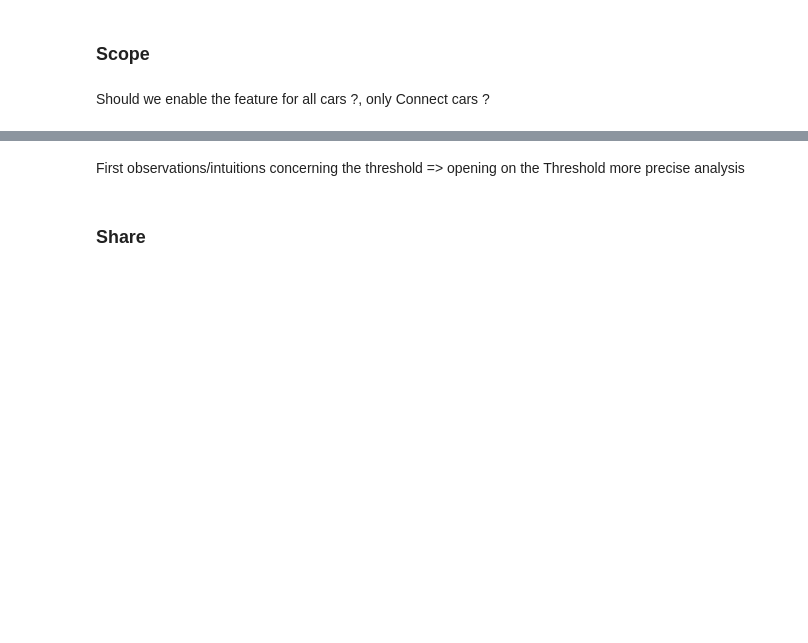
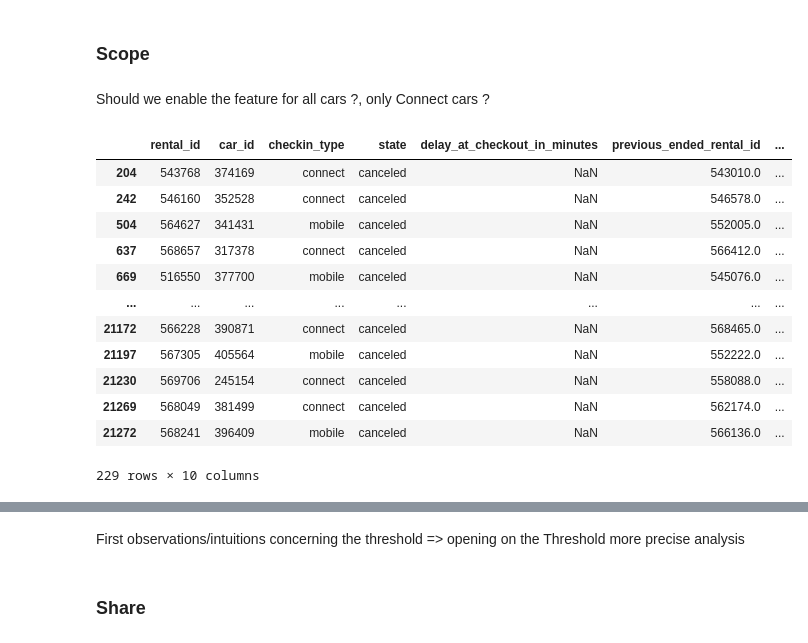
Before and after one commit to qxzjy/dsfs-ft-34, a Jupyter notebook: 10_ML_ENGINEER_CERTIFICATION/BLOC_5/01_GET_AROUND/Delay_analysis.ipynb, the cells around one changed output, grey strips where cells are left out. Drawn from its saved outputs; the diff is of its cells as text; code cells hidden in the pictures; blank space fills up the shorter version.

```diff
--- a/10_ML_ENGINEER_CERTIFICATION/BLOC_5/01_GET_AROUND/Delay_analysis.ipynb
+++ b/10_ML_ENGINEER_CERTIFICATION/BLOC_5/01_GET_AROUND/Delay_analysis.ipynb
@@ -58,7 +59,7 @@ def compute_percentage(column) :
 
     return [i / column.sum() * 100 for i in column]
 
-def delay_interval(delay) :
+def delay_checkout_interval(delay) :
 
     if delay <= 0:
         interval = "Early"
@@ -75,12 +76,13 @@ def delay_interval(delay) :
 
     return interval
 # %%
-df_delay["delay_interval"] = df_delay["delay_at_checkout_in_minutes"].transform(delay_interval)
-
+df_delay["delay_checkout_interval"] = df_delay["delay_at_checkout_in_minutes"].transform(delay_checkout_interval)
+df_delay["delay_at_checkout"] = df_delay["delay_at_checkout_in_minutes"].transform(lambda x : True if x > 0 else False)
 df_delay["has_previous_rental"] = [True if x > 0 else False for x in df_delay["previous_ended_rental_id"]]
 
 display(df_delay.head())
-display(df_delay["delay_interval"].value_counts())
+display(df_delay["delay_checkout_interval"].value_counts())
+display(df_delay["delay_at_checkout"].value_counts())
 display(df_delay["has_previous_rental"].value_counts())
 # %% [output]
 |  | rental_id | car_id | checkin_type | state | delay_at_checkout_in_minutes | previous_ended_rental_id | ... |
@@ -136,0 +136,18 @@ fig_2.show()
+# %%
+# Rajouter figure avec le taux de cancel
+df_canceled = df_delay[df_delay["state"]=="canceled"]
+df_canceled[~df_canceled["time_delta_with_previous_rental_in_minutes"].isna()]
+# %% [output]
+|  | rental_id | car_id | checkin_type | state | delay_at_checkout_in_minutes | previous_ended_rental_id | ... |
+| 204 | 543768 | 374169 | connect | canceled | NaN | 543010.0 | ... |
+| 242 | 546160 | 352528 | connect | canceled | NaN | 546578.0 | ... |
+| 504 | 564627 | 341431 | mobile | canceled | NaN | 552005.0 | ... |
+| 637 | 568657 | 317378 | connect | canceled | NaN | 566412.0 | ... |
+| 669 | 516550 | 377700 | mobile | canceled | NaN | 545076.0 | ... |
+| ... | ... | ... | ... | ... | ... | ... | ... |
+| 21172 | 566228 | 390871 | connect | canceled | NaN | 568465.0 | ... |
+| 21197 | 567305 | 405564 | mobile | canceled | NaN | 552222.0 | ... |
+| 21230 | 569706 | 245154 | connect | canceled | NaN | 558088.0 | ... |
+| 21269 | 568049 | 381499 | connect | canceled | NaN | 562174.0 | ... |
+| 21272 | 568241 | 396409 | mobile | canceled | NaN | 566136.0 | ... |
+229 rows × 10 columns
```
Also changed, not shown: parts of 11 cells of this notebook.
